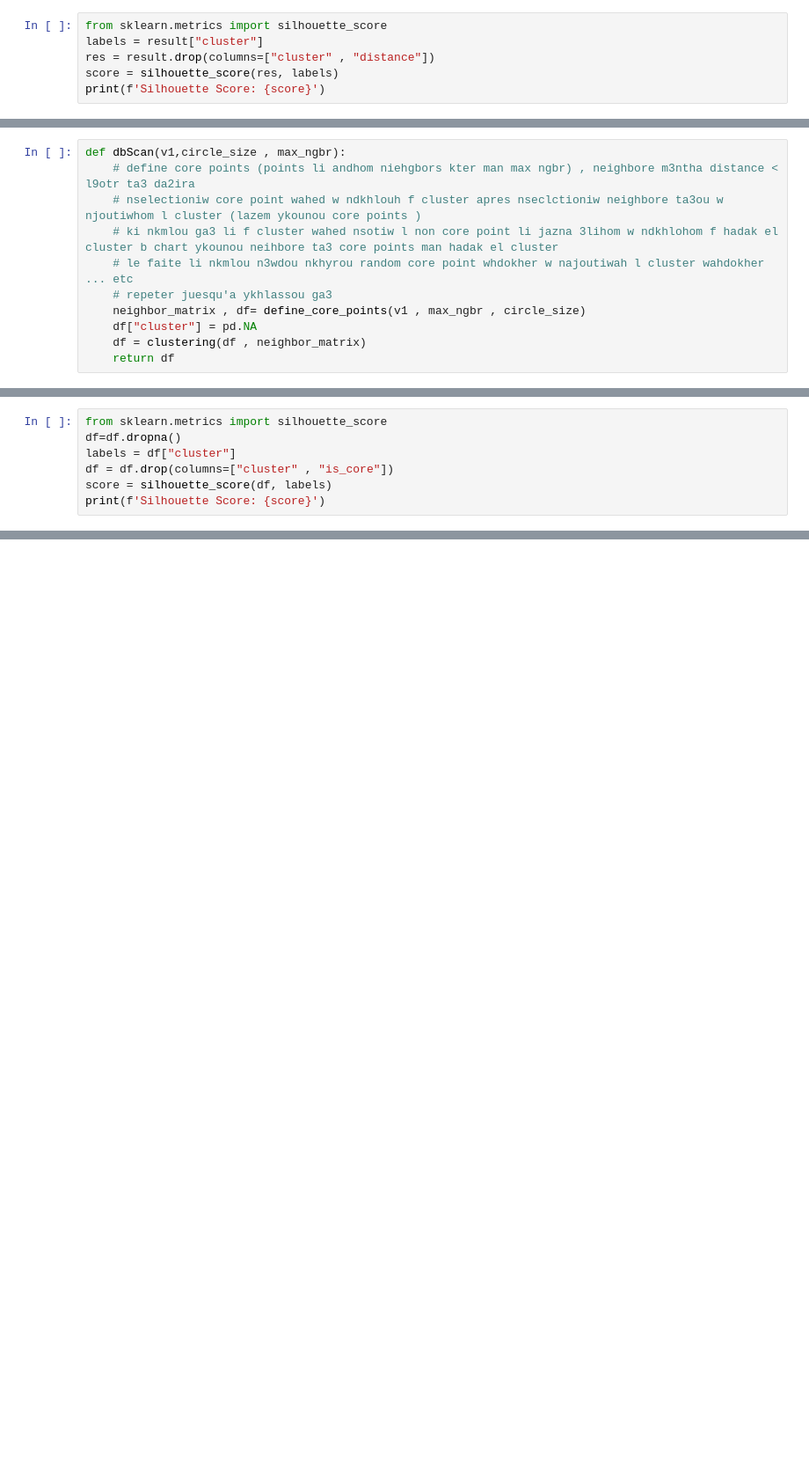
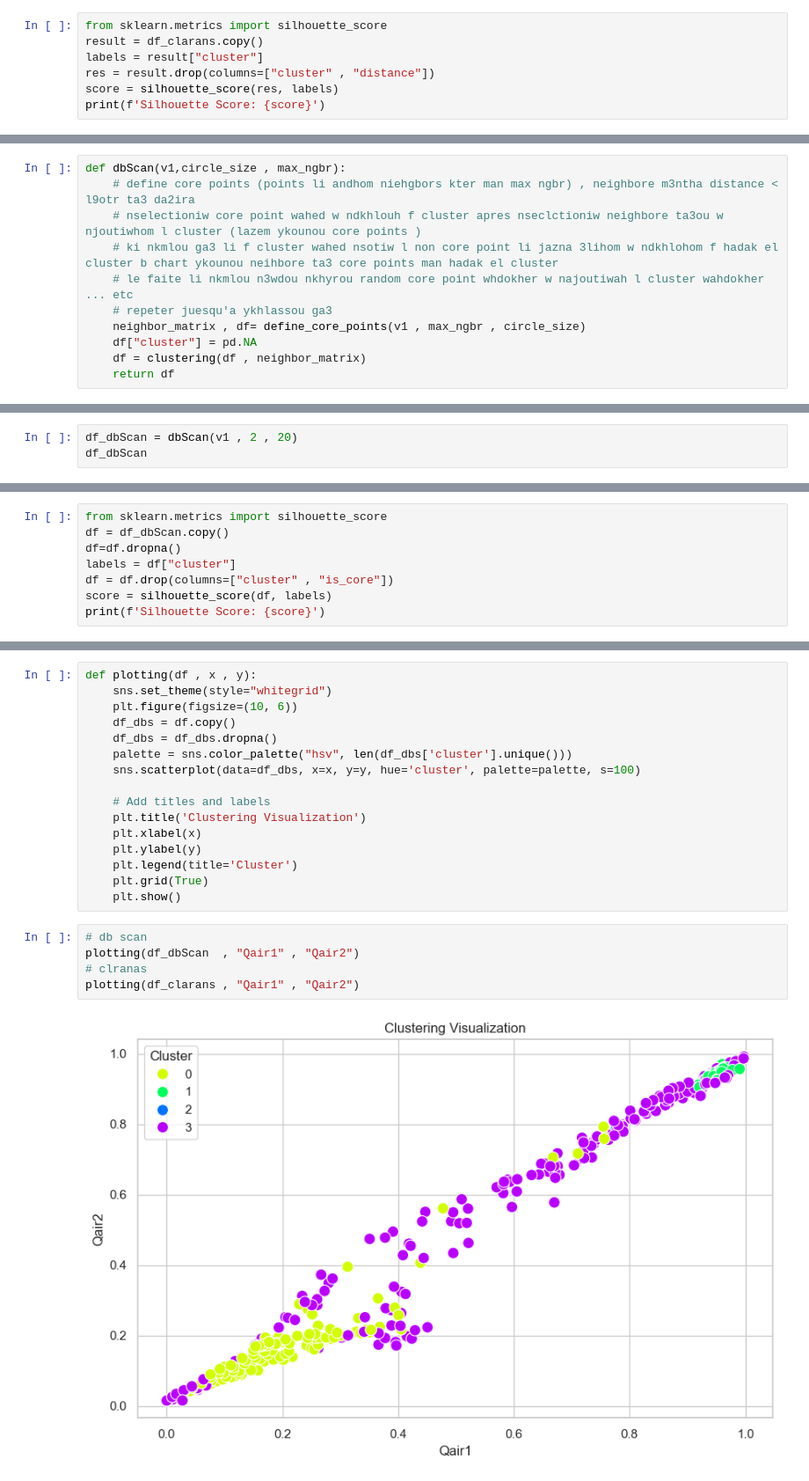
Before and after one commit to grosvenor01/Clustring-Algorithmes-from-scratch, a Jupyter notebook: part2.ipynb, the cells around one changed output, grey strips where cells are left out. Shown: that part at 88% size. Saved outputs shown, nothing was run; the diff lists cells and outputs as text; blank space fills up the shorter version.

Commit message:
analysis added and visualization added

```diff
--- a/part2.ipynb
+++ b/part2.ipynb
@@ -421,6 +433,7 @@ for num_local in nbr_local :
                 f.write(f"nbr clusters --> {i} , nbr neighbore --> {j} , num local --> {num_local} : distances : {distances} , score : {score} \n\n")
 # %%
 from sklearn.metrics import silhouette_score
+result = df_clarans.copy()
 labels = result["cluster"]
 res = result.drop(columns=["cluster" , "distance"])
 score = silhouette_score(res, labels)
@@ -524,0 +522,3 @@ df
+# %%
+df_dbScan = dbScan(v1 , 2 , 20)
+df_dbScan
@@ -530,6 +564,7 @@ cluster
 Name: count, dtype: int64
 # %%
 from sklearn.metrics import silhouette_score
+df = df_dbScan.copy()
 df=df.dropna()
 labels = df["cluster"]
 df = df.drop(columns=["cluster" , "is_core"])
@@ -537,0 +575,23 @@ print(f'Silhouette Score: {score}')
+# %%
+def plotting(df , x , y):
+    sns.set_theme(style="whitegrid")
+    plt.figure(figsize=(10, 6))
+    df_dbs = df.copy()
+    df_dbs = df_dbs.dropna()
+    palette = sns.color_palette("hsv", len(df_dbs['cluster'].unique()))
+    sns.scatterplot(data=df_dbs, x=x, y=y, hue='cluster', palette=palette, s=100)
+
+    # Add titles and labels
+    plt.title('Clustering Visualization')
+    plt.xlabel(x)
+    plt.ylabel(y)
+    plt.legend(title='Cluster')
+    plt.grid(True)
+    plt.show()
+# %%
+# db scan
+plotting(df_dbScan  , "Qair1" , "Qair2")
+# clranas
+plotting(df_clarans , "Qair1" , "Qair2")
+# %% [output]
+[figure, added]
```
Also changed, not shown: parts of 19 cells of this notebook.
